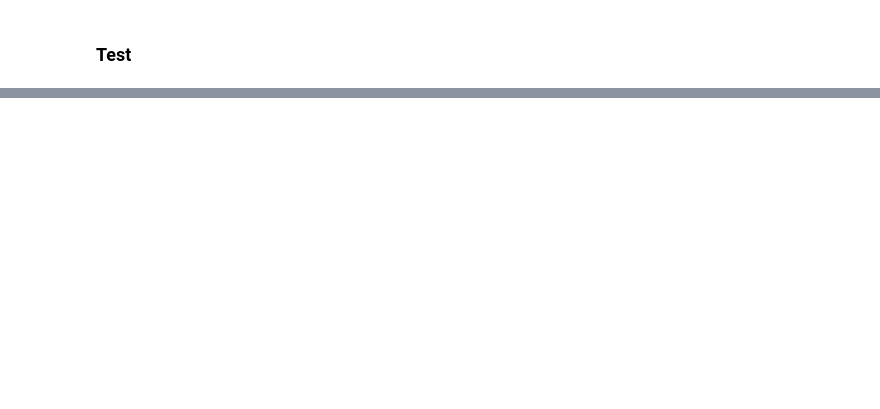
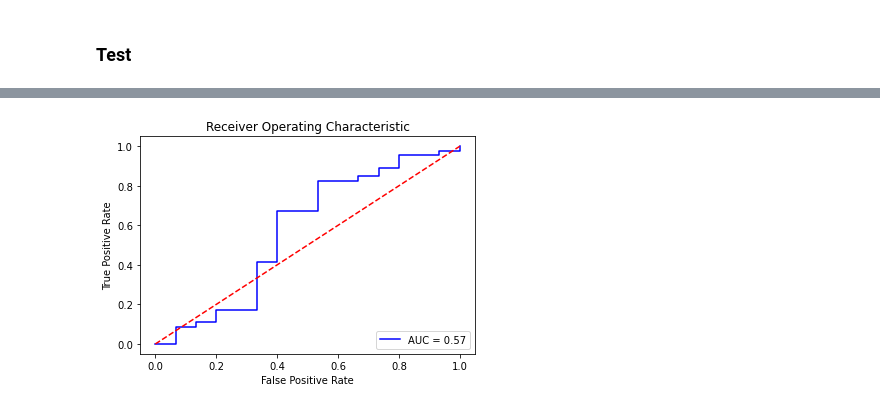
Before and after one commit to SebastianBitsch/document-similarity-search, a Jupyter notebook: new_env.ipynb, the cells around one changed output, grey strips where cells are left out. Saved outputs shown, nothing was run; the diff lists cells and outputs as text; code cells hidden in the pictures; blank space fills up the shorter version.

```diff
--- a/new_env.ipynb
+++ b/new_env.ipynb
@@ -331,0 +373,15 @@ score
+# %%
+from sklearn import metrics
+def buildROC(target_test,test_preds):
+    fpr, tpr, threshold = metrics.roc_curve(target_test, test_preds)
+    roc_auc = metrics.auc(fpr, tpr)
+    plt.title('Receiver Operating Characteristic')
+    plt.plot(fpr, tpr, 'b', label = 'AUC = %0.2f' % roc_auc)
+    plt.legend(loc = 'lower right')
+    plt.plot([0, 1], [0, 1],'r--')
+    plt.ylabel('True Positive Rate')
+    plt.xlabel('False Positive Rate')
+
+buildROC(y_test,preds)
+# %% [output]
+[figure, added]
```
Also changed, not shown: parts of 4 cells of this notebook.
